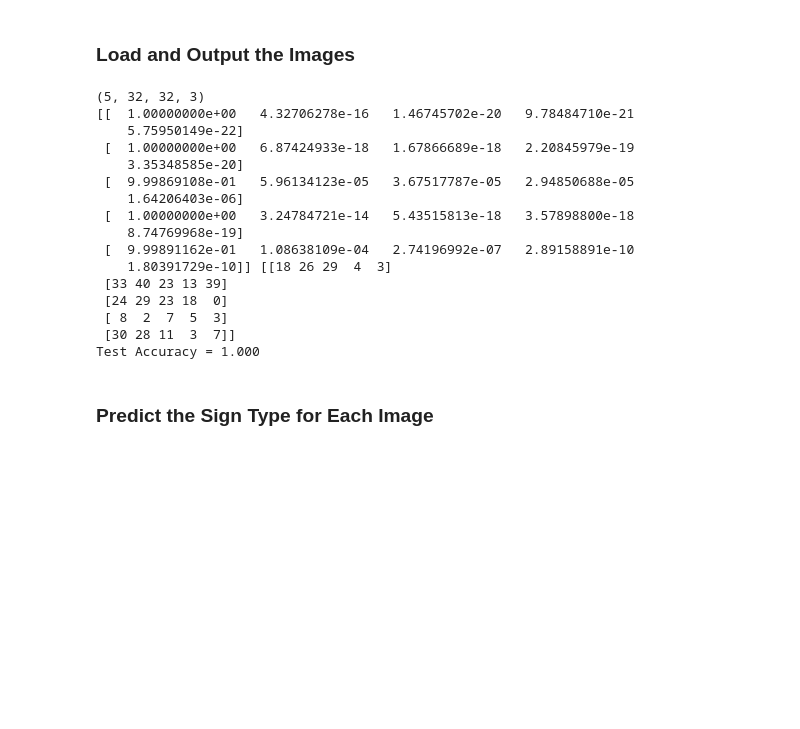
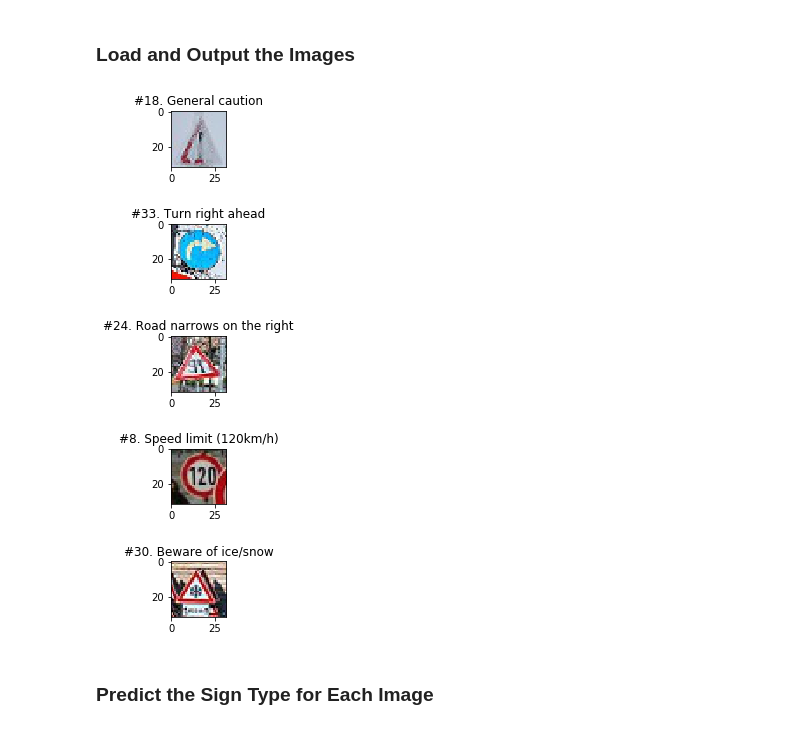
Before and after one commit to cjpan/CarND-Traffic-Sign-Classifier-Project, a Jupyter notebook: Traffic_Sign_Classifier.ipynb, the cells around one changed output. Saved outputs shown, nothing was run; the diff lists cells and outputs as text; code cells hidden in the pictures; blank space fills up the shorter version.

```diff
--- a/Traffic_Sign_Classifier.ipynb
+++ b/Traffic_Sign_Classifier.ipynb
@@ -377,60 +482,43 @@ You may find `signnames.csv` useful as it contains mappings from the class id (i
 # %% [markdown]
 ### Load and Output the Images
 # %%
-### Load the images and plot them here.
-### Feel free to use as many code cells as needed.
-from matplotlib.image import imread
-
 img_1 = cv2.imread('img_1.jpg', cv2.IMREAD_COLOR)
 img_1 = cv2.cvtColor(img_1, cv2.COLOR_BGR2RGB)
 img_2 = cv2.imread('img_2.jpg', cv2.IMREAD_COLOR)
 img_2 = cv2.cvtColor(img_2, cv2.COLOR_BGR2RGB)
 img_3 = cv2.imread('img_3.jpg', cv2.IMREAD_COLOR)
 img_3 = cv2.cvtColor(img_3, cv2.COLOR_BGR2RGB)
 img_4 = cv2.imread('img_4.jpg', cv2.IMREAD_COLOR)
 img_4 = cv2.cvtColor(img_4, cv2.COLOR_BGR2RGB)
 img_5 = cv2.imread('img_5.jpg', cv2.IMREAD_COLOR)
 img_5 = cv2.cvtColor(img_5, cv2.COLOR_BGR2RGB)
-#img_1 = imread('img_1.jpg')
-#img_2 = imread('img_2.jpg')
-#img_3 = imread('img_3.jpg')
-#img_4 = imread('img_4.jpg')
-#img_5 = imread('img_5.jpg')
 
 images = np.array([img_1, img_2, img_3, img_4, img_5])
 labels = np.array([18, 33, 24, 8, 30])
 
-images = preprocess(images)
-print(images.shape)
+plt.figure(figsize=(1,10))
 
-with tf.Session() as sess:
-    saver.restore(sess, tf.train.latest_checkpoint('.'))
+p1 = plt.subplot(511)
+p1.set_title('#18. General caution')
+p1.imshow(img_1, cmap='gray')
 
-    softmax = tf.nn.softmax(logits)
-    result = sess.run(softmax, feed_dict={x:images})
-    values, indices = tf.nn.top_k(result, 5)
-    probs = sess.run(values)
-    predictions = sess.run(indices)
-    print(probs, predictions)
+p2 = plt.subplot(512)
+p2.set_title('#33. Turn right ahead')
+p2.imshow(img_2, cmap='gray')
 
-    test_accuracy = evaluate(images, labels)
-    print("Test Accuracy = {:.3f}".format(test_accuracy))
+p3 = plt.subplot(513)
+p3.set_title('#24. Road narrows on the right')
+p3.imshow(img_3, cmap='gray')
+
+p4 = plt.subplot(514)
+p4.set_title('#8. Speed limit (120km/h)')
+p4.imshow(img_4, cmap='gray')
+
+p5 = plt.subplot(515)
+p5.set_title('#30. Beware of ice/snow')
+p5.imshow(img_5, cmap='gray')
+plt.show()
 # %% [output]
-(5, 32, 32, 3)
-[[  1.00000000e+00   4.32706278e-16   1.46745702e-20   9.78484710e-21
-    5.75950149e-22]
- [  1.00000000e+00   6.87424933e-18   1.67866689e-18   2.20845979e-19
-    3.35348585e-20]
- [  9.99869108e-01   5.96134123e-05   3.67517787e-05   2.94850688e-05
-    1.64206403e-06]
- [  1.00000000e+00   3.24784721e-14   5.43515813e-18   3.57898800e-18
-    8.74769968e-19]
- [  9.99891162e-01   1.08638109e-04   2.74196992e-07   2.89158891e-10
-    1.80391729e-10]] [[18 26 29  4  3]
- [33 40 23 13 39]
- [24 29 23 18  0]
- [ 8  2  7  5  3]
- [30 28 11  3  7]]
-Test Accuracy = 1.000
+[figure, added]
 # %% [markdown]
 ### Predict the Sign Type for Each Image
```
Also changed, not shown: parts of 18 cells of this notebook.
